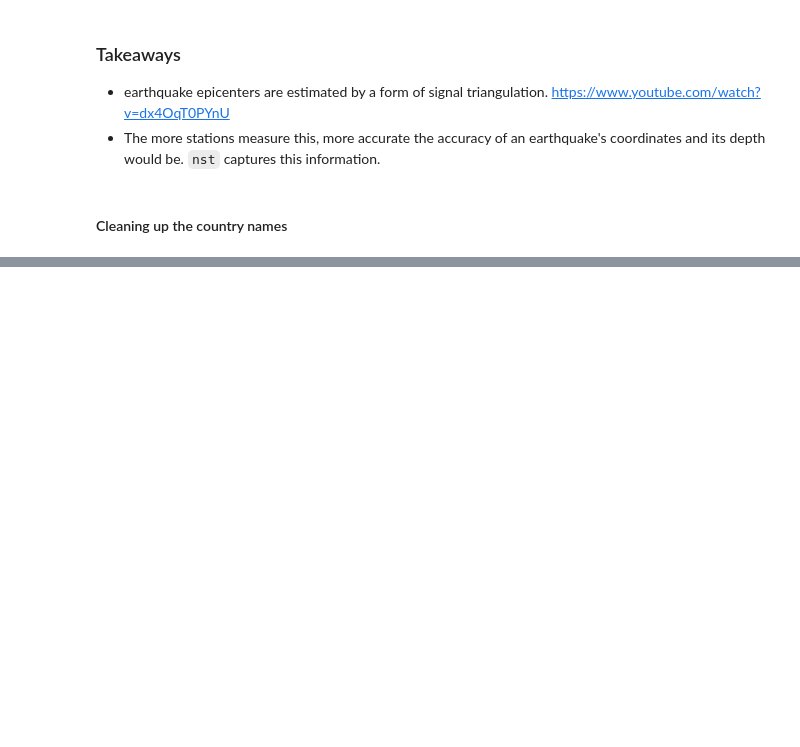
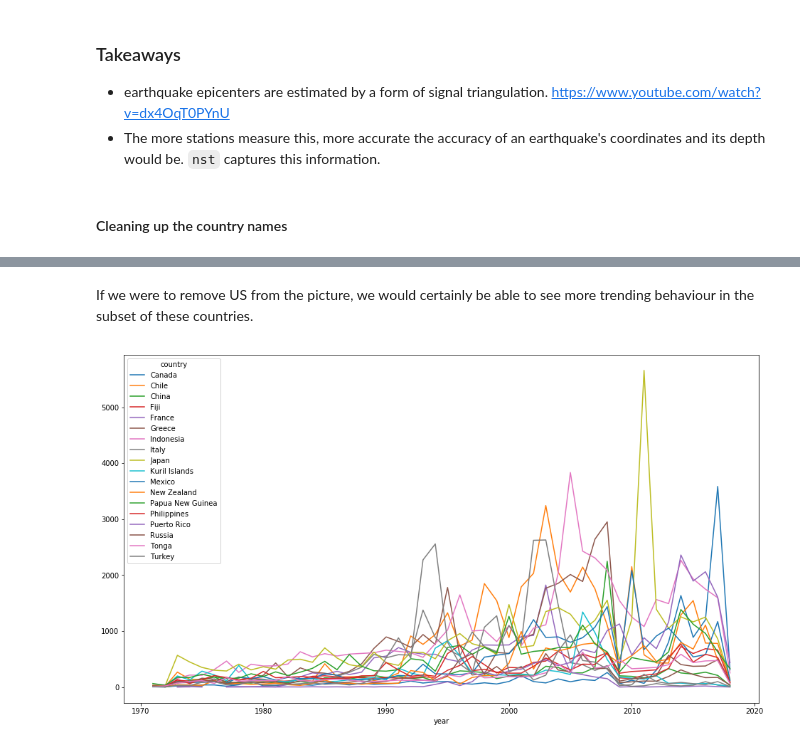
Before and after one commit to fx86/earthquakes, a Jupyter notebook: analysis.ipynb, the cells around one changed output, grey strips where cells are left out. Cells and saved outputs as stored; diff of their text form; code cells hidden in the pictures; blank space fills up the shorter version.

```diff
--- a/analysis.ipynb
+++ b/analysis.ipynb
@@ -131,0 +209,7 @@ df.set_index()
+# %% [markdown]
+If we were to remove US from the picture, we would certainly be able to see more trending behaviour in the subset of these countries.
+# %%
+_ = temp[most_shaky_countries.drop('United States of America', 1)
+        ].plot(kind='line', figsize=(16, 9))
+# %% [output]
+[figure, added]
```
Also changed, not shown: parts of 25 cells of this notebook.
